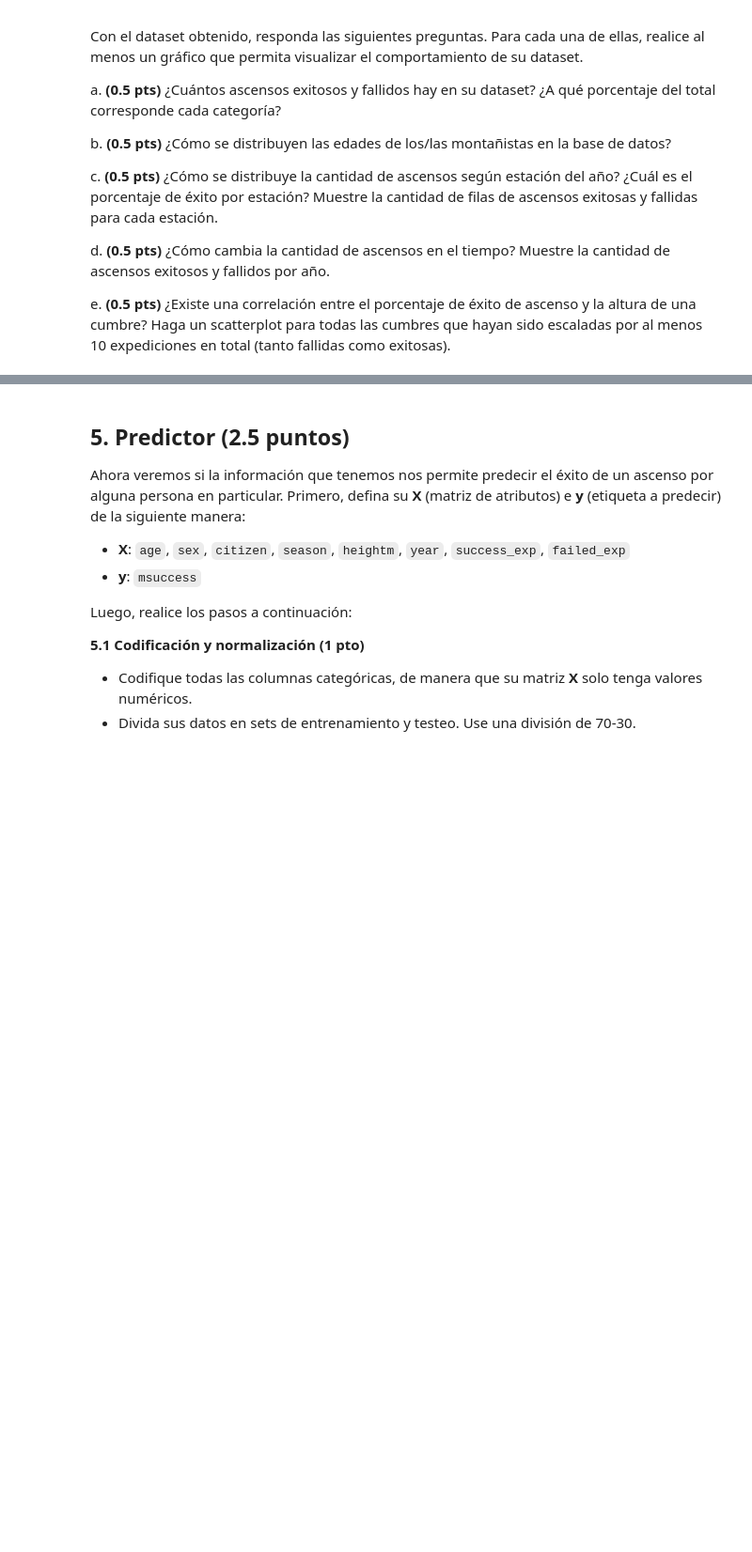
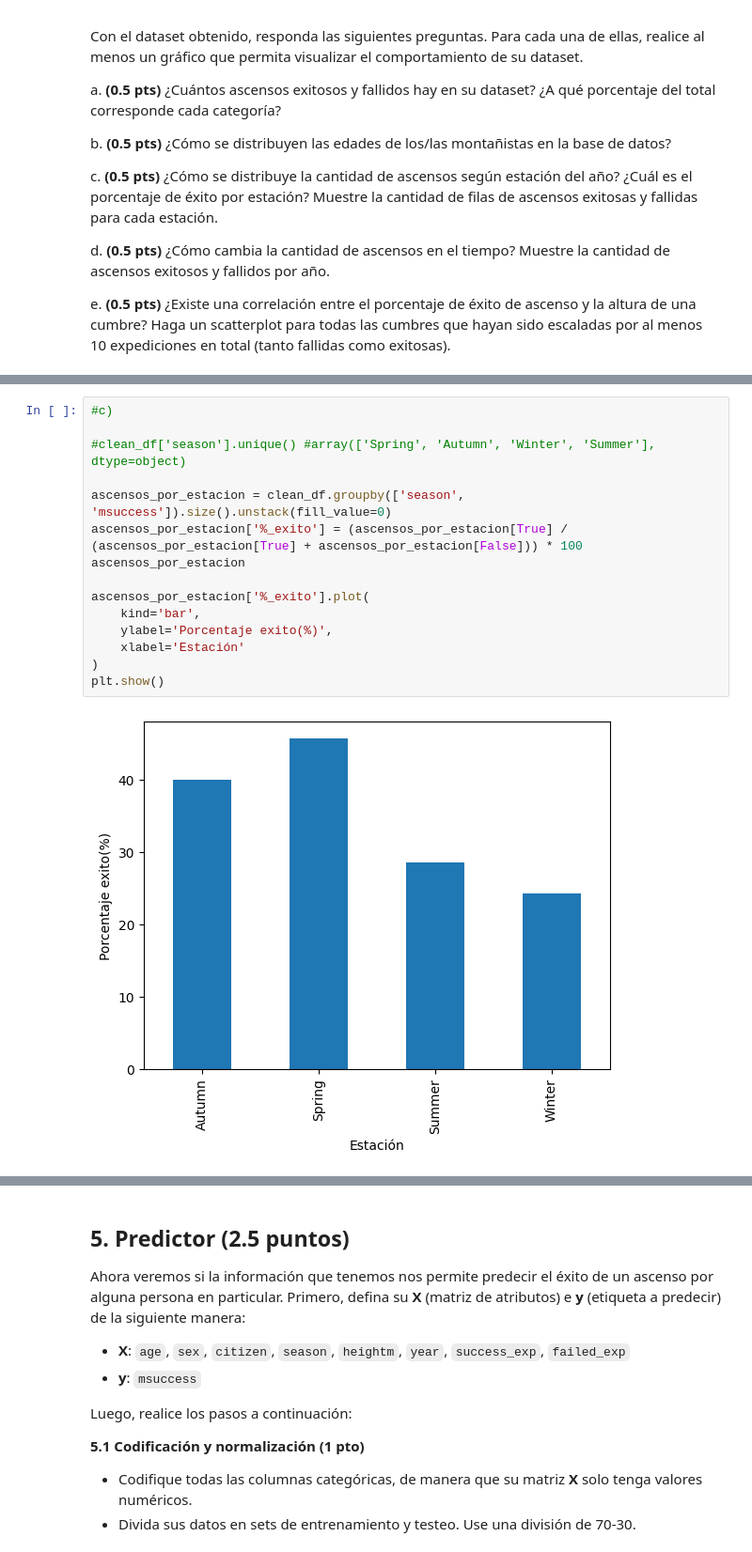
Before and after one commit to LmChicao/IMT2200-Lucas-Chicao, a Jupyter notebook: Tareas/Tarea 4/IMT2200-25s2 - Tarea 04.ipynb, the cells around one changed output, grey strips where cells are left out. Shown: that part at 94% size. Saved outputs shown, nothing was run; the diff lists cells and outputs as text; blank space fills up the shorter version.

```diff
--- a/Tareas/Tarea 4/IMT2200-25s2 - Tarea 04.ipynb
+++ b/Tareas/Tarea 4/IMT2200-25s2 - Tarea 04.ipynb
@@ -216,0 +296,17 @@ Respuestas:
+# %%
+#c)
+
+#clean_df['season'].unique() #array(['Spring', 'Autumn', 'Winter', 'Summer'], dtype=object)
+
+ascensos_por_estacion = clean_df.groupby(['season', 'msuccess']).size().unstack(fill_value=0)
+ascensos_por_estacion['%_exito'] = (ascensos_por_estacion[True] / (ascensos_por_estacion[True] + ascensos_por_estacion[False])) * 100
+ascensos_por_estacion
+
+ascensos_por_estacion['%_exito'].plot(
+    kind='bar',
+    ylabel='Porcentaje exito(%)',
+    xlabel='Estación'
+)
+plt.show()
+# %% [output]
+[figure, added]
```
Also changed, not shown: parts of 15 cells of this notebook.
